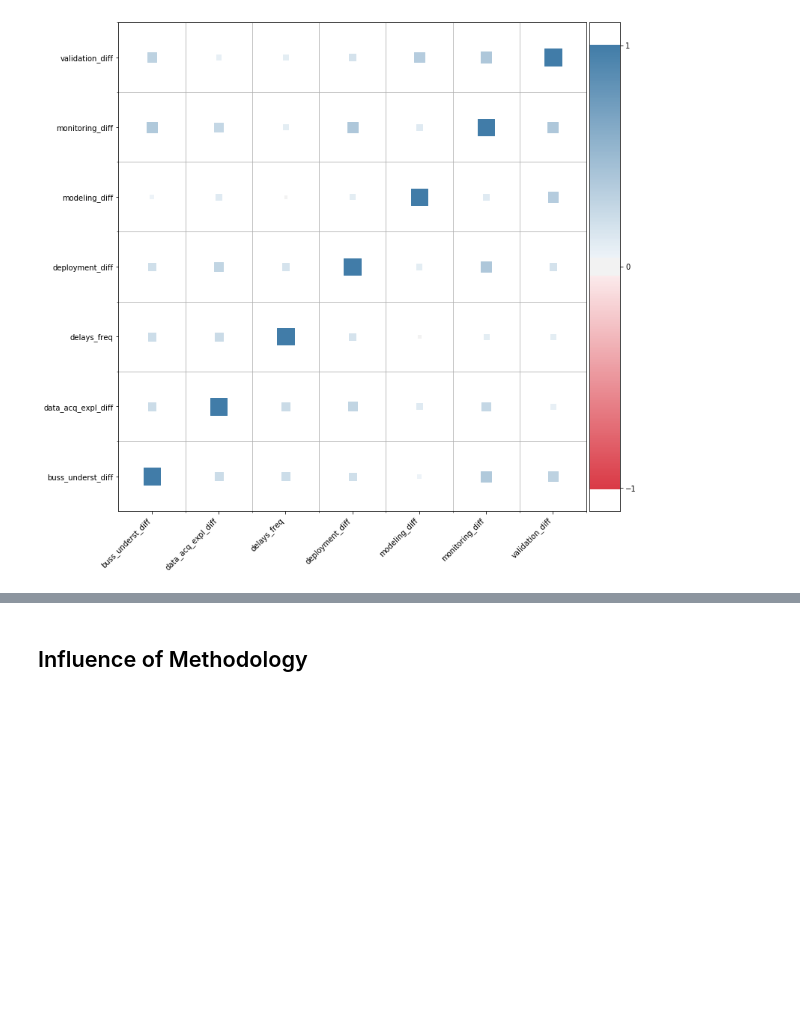
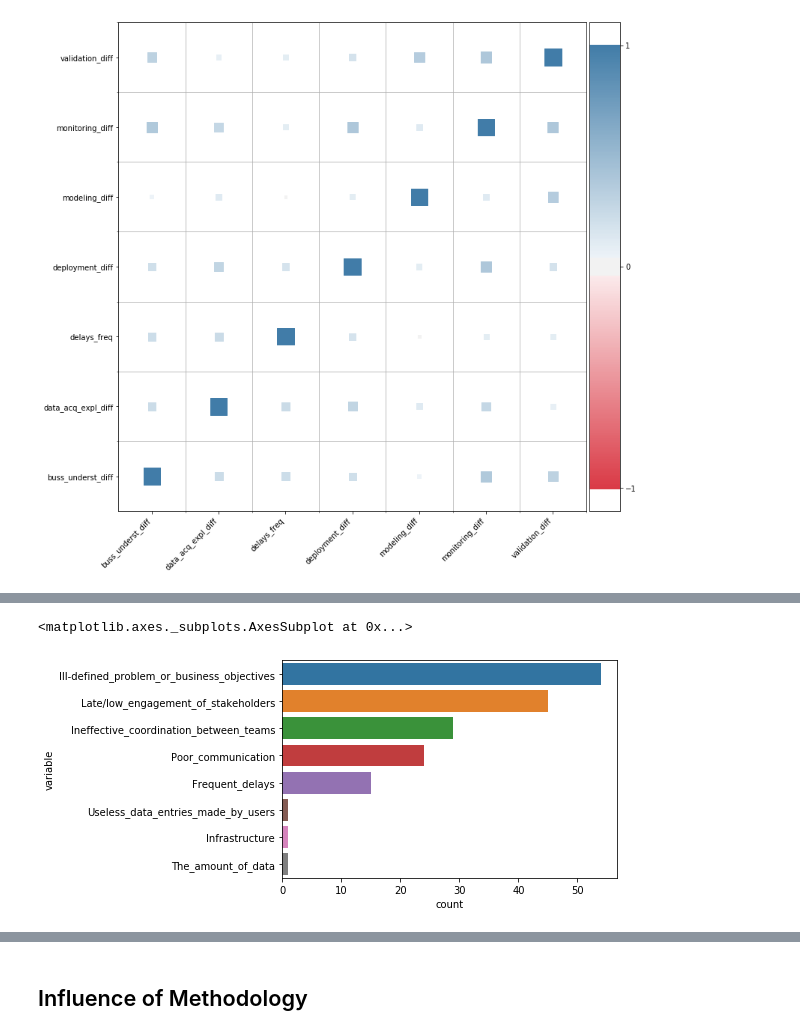
Before and after one commit to welberthdouglas/DS_projects_survey, a Jupyter notebook: EDA_survey.ipynb, the cells around one changed output, grey strips where cells are left out. Saved outputs shown, nothing was run; the diff lists cells and outputs as text; code cells hidden in the pictures; blank space fills up the shorter version.

```diff
--- a/EDA_survey.ipynb
+++ b/EDA_survey.ipynb
@@ -66,0 +80,9 @@ corr_heatmap(data.iloc[:,:7])
+# %%
+df_melted = pd.melt(data.iloc[:,9:])
+
+order = df_melted[df_melted.value==1].variable.value_counts().index
+
+sns.countplot(data=df_melted[df_melted.value==1], y='variable',order=order)
+# %% [output]
+<matplotlib.axes._subplots.AxesSubplot at 0x...>
+[figure, added]
```
Also changed, not shown: parts of 12 cells of this notebook, 2 other files.
